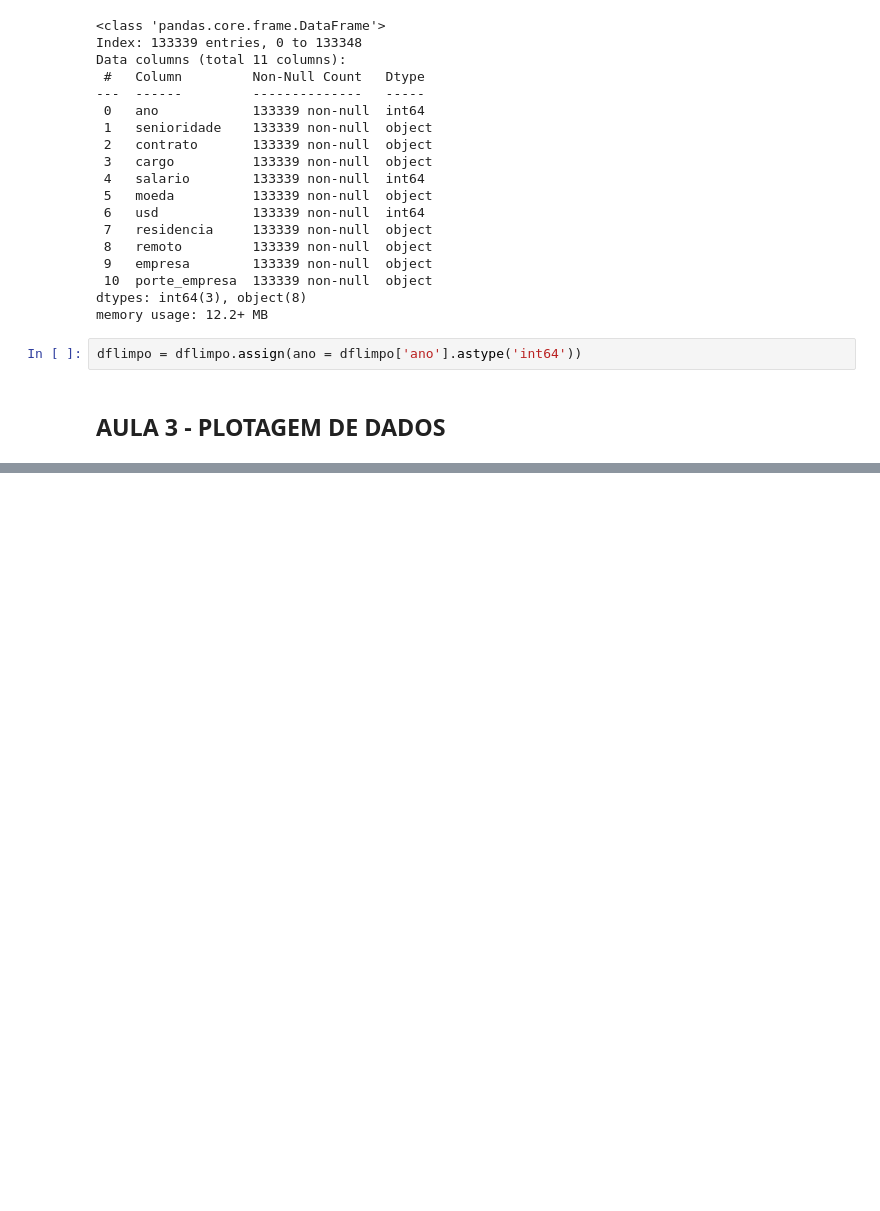
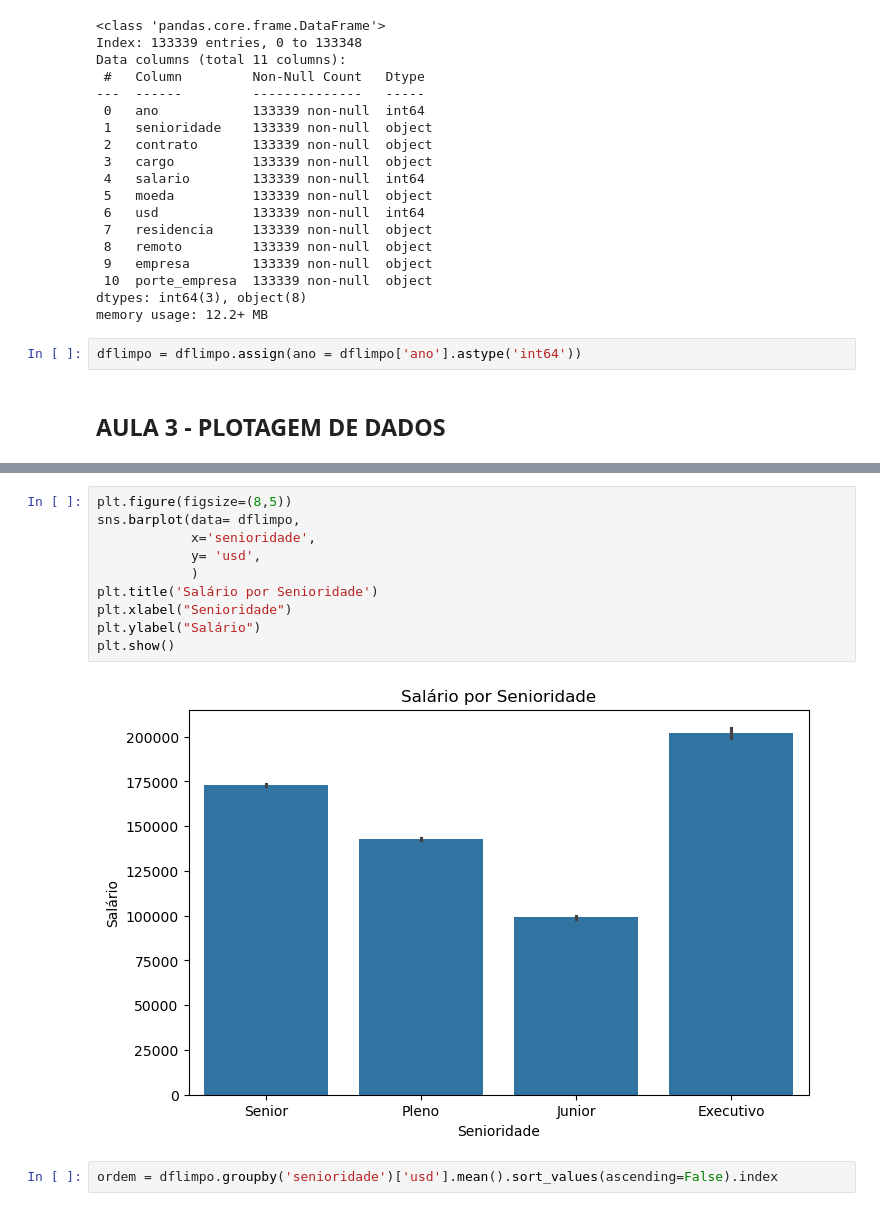
Before and after one commit to Jneliorr/imersao_dados, a Jupyter notebook: imersãoAlura.ipynb, the cells around one changed output, grey strips where cells are left out. Drawn from its saved outputs; the diff is of its cells as text; blank space fills up the shorter version.

```diff
--- a/imersãoAlura.ipynb
+++ b/imersãoAlura.ipynb
@@ -341,0 +367,14 @@ dflimpo = dflimpo.assign(ano = dflimpo['ano'].astype('int64'))
+# %%
+plt.figure(figsize=(8,5))
+sns.barplot(data= dflimpo,
+            x='senioridade',
+            y= 'usd',
+            )
+plt.title('Salário por Senioridade')
+plt.xlabel("Senioridade")
+plt.ylabel("Salário")
+plt.show()
+# %% [output]
+[figure, added]
+# %%
+ordem = dflimpo.groupby('senioridade')['usd'].mean().sort_values(ascending=False).index
```
Also changed, not shown: parts of 5 cells of this notebook.
